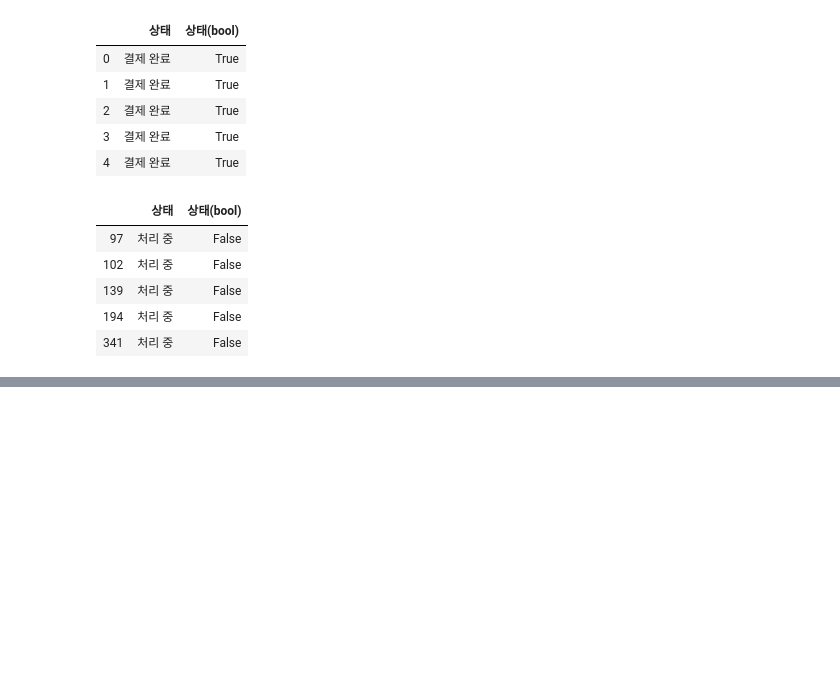
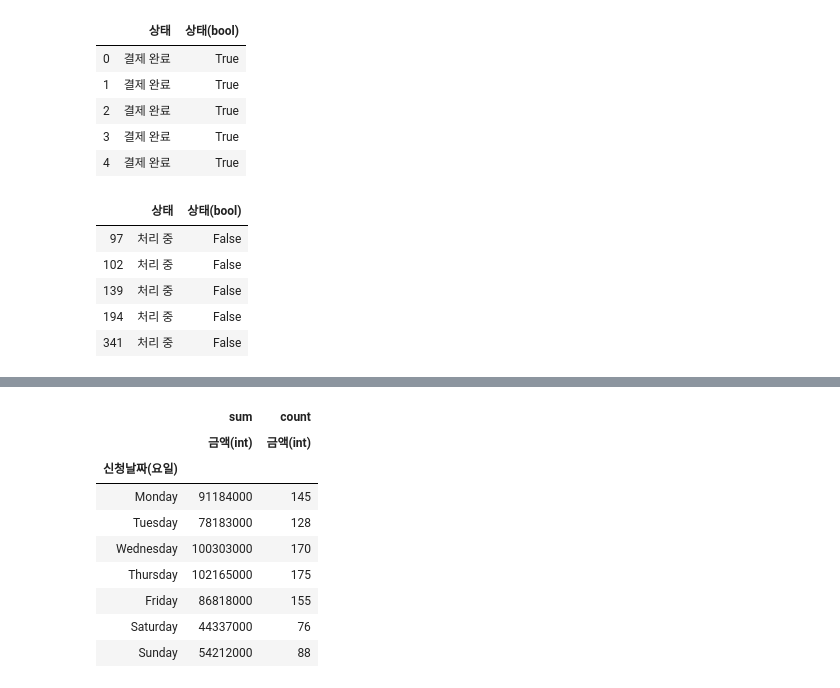
Before and after one commit to eunnyeong/data-analysis, a Jupyter notebook: dsschool_assignment.ipynb, the cells around one changed output, grey strips where cells are left out. Cells and saved outputs as stored; diff of their text form; code cells hidden in the pictures; blank space fills up the shorter version.

```diff
--- a/dsschool_assignment.ipynb
+++ b/dsschool_assignment.ipynb
@@ -251,3 +250,25 @@ dtype: object
 | 2 | 2018-01-31 14:04:14 | 2018 | 1 | 31 | 14 | 4 | 14 | Wednesday | 495,000 | 495000 |
 | 3 | 2018-01-31 10:18:19 | 2018 | 1 | 31 | 10 | 18 | 19 | Wednesday | 495,000 | 495000 |
 | 4 | 2018-01-30 19:12:54 | 2018 | 1 | 30 | 19 | 12 | 54 | Tuesday | 594,000 | 594000 |
+# %%
+# 요일별 결제량의 차이
+
+table = pd.pivot_table(payments,
+                       values = '금액(int)',
+                       index = '신청날짜(요일)',
+                       aggfunc = ['sum', 'count'])
+
+weekday_columns = ['Monday', 'Tuesday', 'Wednesday', 'Thursday', 'Friday', 'Saturday', 'Sunday']
+
+table.loc[weekday_columns]
+# %% [output]
+|  | sum | count |
+|  | 금액(int) | 금액(int) |
+| 신청날짜(요일) |  |  |
+| Monday | 91184000 | 145 |
+| Tuesday | 78183000 | 128 |
+| Wednesday | 100303000 | 170 |
+| Thursday | 102165000 | 175 |
+| Friday | 86818000 | 155 |
+| Saturday | 44337000 | 76 |
+| Sunday | 54212000 | 88 |
```
Also changed, not shown: parts of 15 cells of this notebook.
